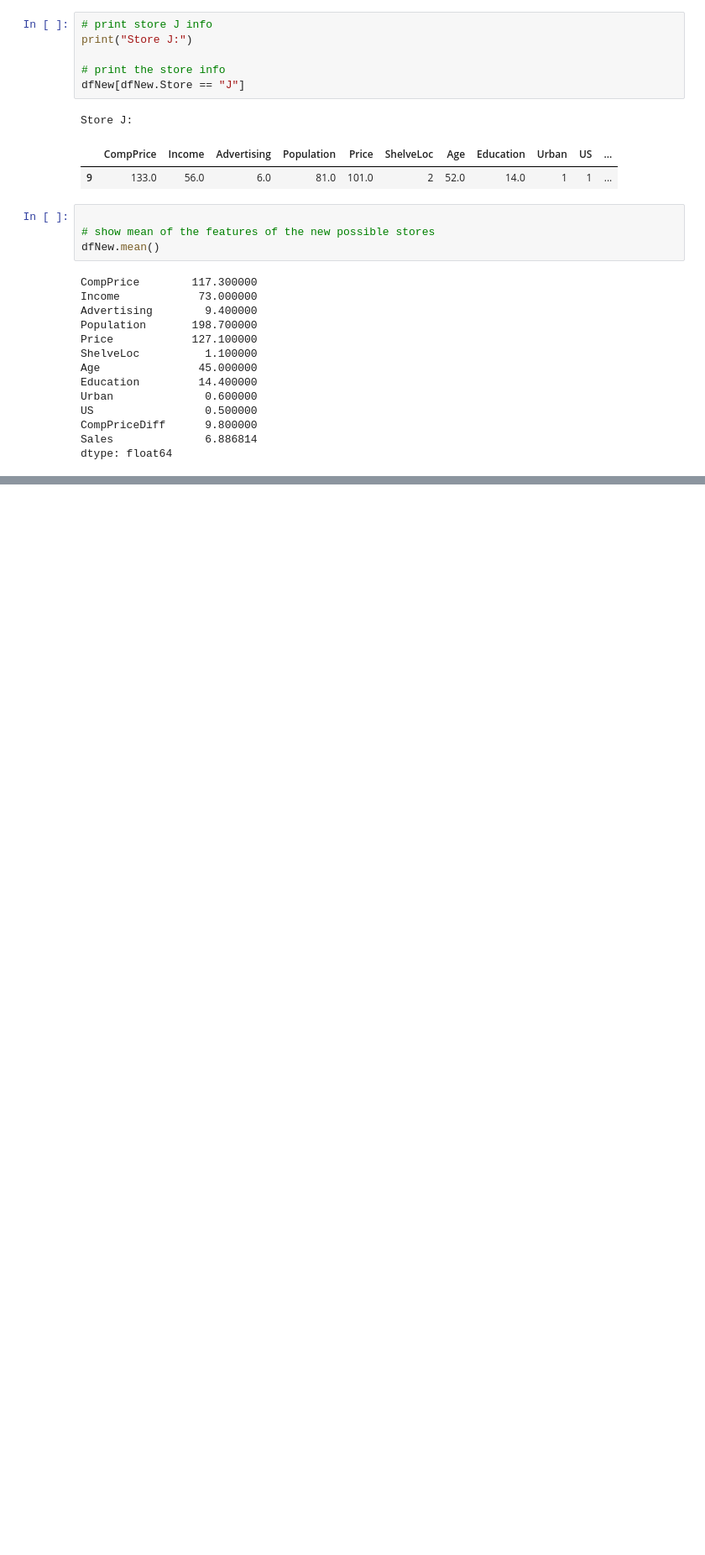
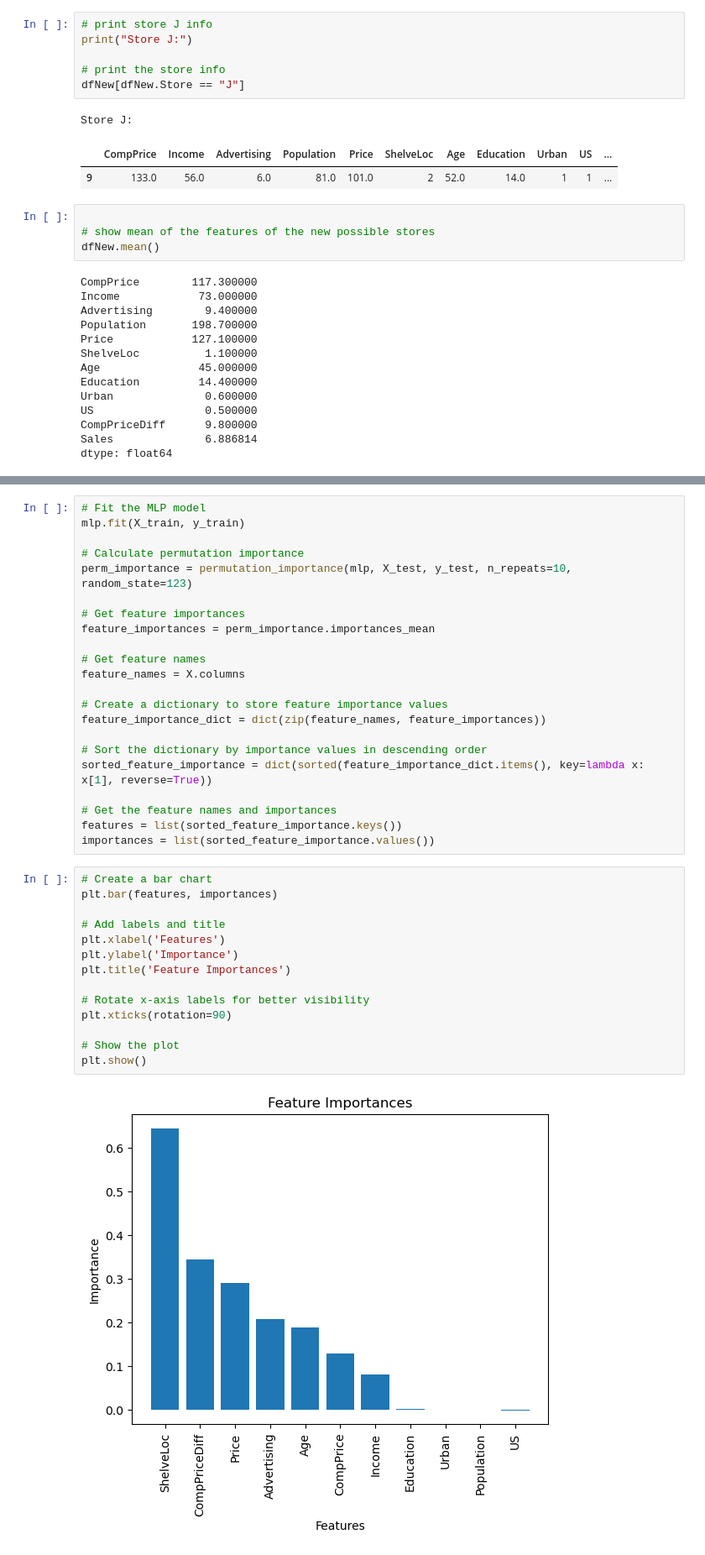
Before and after one commit to theMarlonski/AML-Final, a Jupyter notebook: notebooks/sales-prediction.ipynb, the cells around one changed output, grey strips where cells are left out. Shown at 84% size. Cells and saved outputs as stored; diff of their text form; blank space fills up the shorter version.

Commit message:
Updated the code and added feature importance extraction

```diff
--- a/notebooks/sales-prediction.ipynb
+++ b/notebooks/sales-prediction.ipynb
@@ -589,0 +601,38 @@ dtype: float64
+# %%
+# Fit the MLP model
+mlp.fit(X_train, y_train)
+
+# Calculate permutation importance
+perm_importance = permutation_importance(mlp, X_test, y_test, n_repeats=10, random_state=123)
+
+# Get feature importances
+feature_importances = perm_importance.importances_mean
+
+# Get feature names
+feature_names = X.columns
+
+# Create a dictionary to store feature importance values
+feature_importance_dict = dict(zip(feature_names, feature_importances))
+
+# Sort the dictionary by importance values in descending order
+sorted_feature_importance = dict(sorted(feature_importance_dict.items(), key=lambda x: x[1], reverse=True))
+
+# Get the feature names and importances
+features = list(sorted_feature_importance.keys())
+importances = list(sorted_feature_importance.values())
+# %%
+# Create a bar chart
+plt.bar(features, importances)
+
+# Add labels and title
+plt.xlabel('Features')
+plt.ylabel('Importance')
+plt.title('Feature Importances')
+
+# Rotate x-axis labels for better visibility
+plt.xticks(rotation=90)
+
+# Show the plot
+plt.show()
+# %% [output]
+[figure, added]
```
Also changed, not shown: parts of 9 cells of this notebook.
